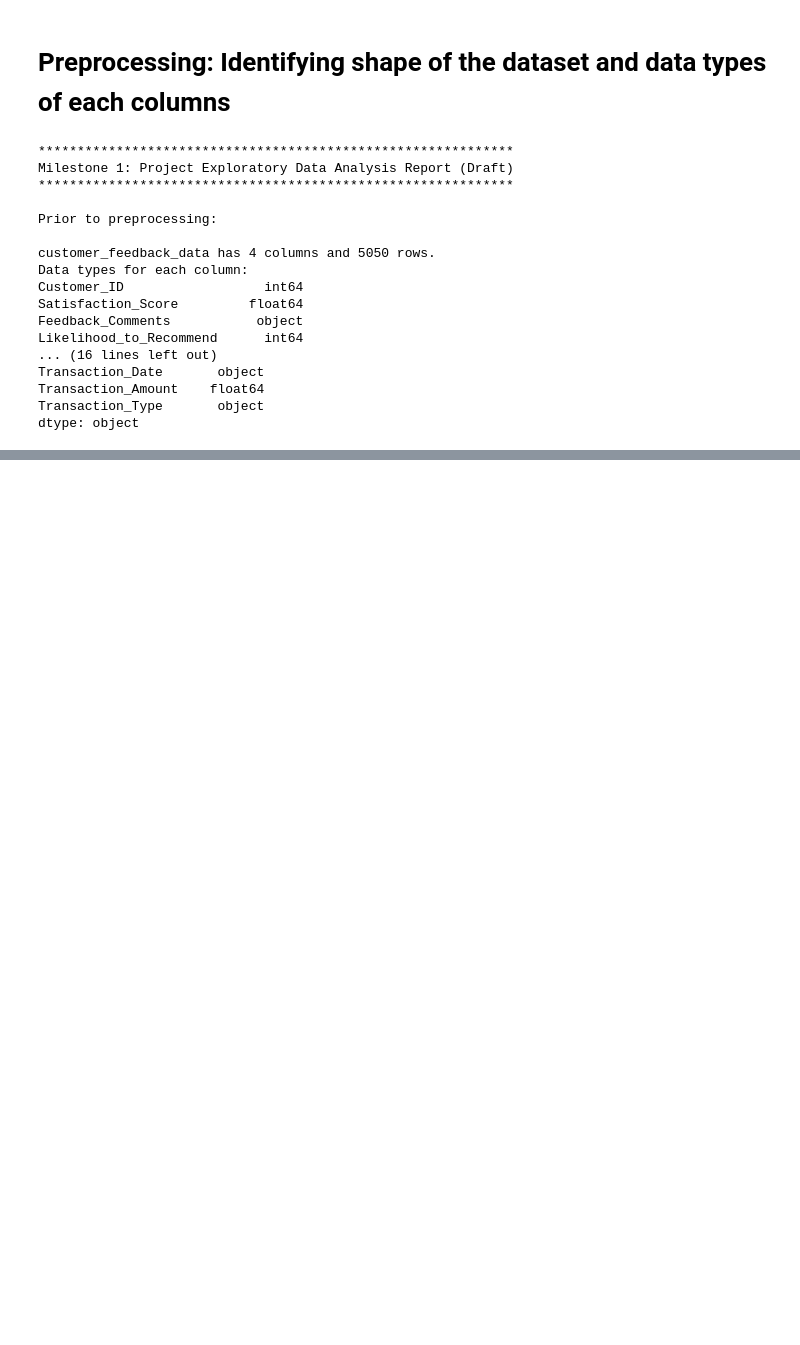
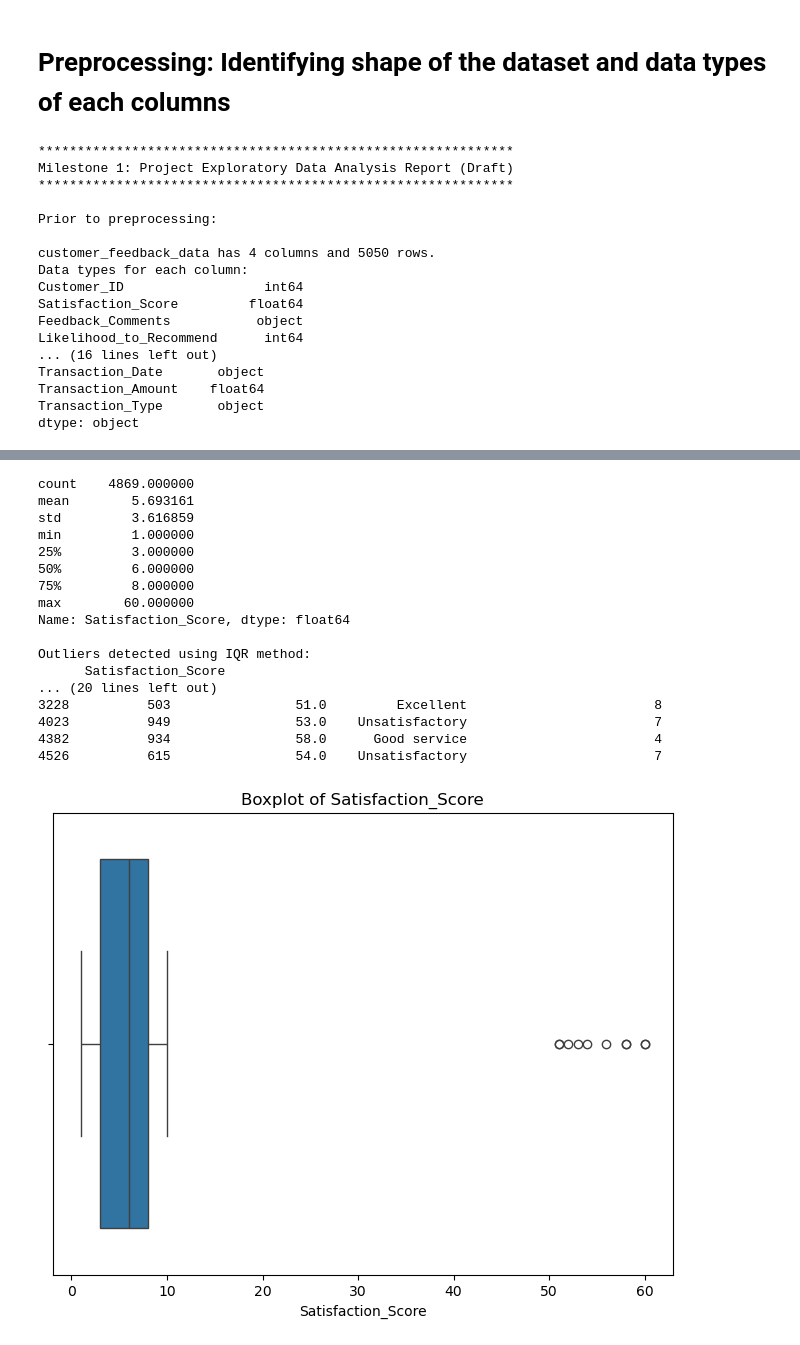
Before and after one commit to atomicbum170348/MO-IT128-H3107-Data-Mining-Principles, a Jupyter notebook: Week 4/Milestone 1 Project Exploratory Data Analysis Report Draft.ipynb, the cells around one changed output, grey strips where cells are left out. Saved outputs shown, nothing was run; the diff lists cells and outputs as text; code cells hidden in the pictures; blank space fills up the shorter version.

```diff
--- a/Week 4/Milestone 1 Project Exploratory Data Analysis Report Draft.ipynb
+++ b/Week 4/Milestone 1 Project Exploratory Data Analysis Report Draft.ipynb
@@ -60,0 +433,13 @@ dtype: object
+# %%
+# Load the datasets
+data1 = pd.read_csv('/Users/fritzcabalhin/Desktop/3. Data Mining Principles/customer_feedback_data_deleted_missing_records.csv')
+data2 = pd.read_csv('/Users/fritzcabalhin/Desktop/3. Data Mining Principles/product_offering_data_deleted_missing_records.csv')
+data3 = pd.read_csv('/Users/fritzcabalhin/Desktop/3. Data Mining Principles/transaction_data_deleted_missing_records.csv')
+
+# Define datasets and dataset_names
+datasets = [data1, data2, data3] #replace
+dataset_names = ['customer_feedback_data','product_offering_data','transaction_data']
+dataset_titles = ['Customer Feedback','Product Offering','Transactions']
+
+for df, dataset_title in zip(datasets, dataset_titles):
+    print(f"\n {dataset_title} statistics for numerical and categorical columns: \n{df.describe(include='all')}")
@@ -60,0 +470,56 @@ dtype: object
+# %%
+# 1. Descriptive Statistics: Check for the range, mean, and quartiles of the 'Satisfaction_Score'
+print(data1['Satisfaction_Score'].describe())
+
+# 2. IQR Method: Detect Outliers using IQR
+Q1 = data1['Satisfaction_Score'].quantile(0.25)
+Q3 = data1['Satisfaction_Score'].quantile(0.75)
+IQR = Q3 - Q1
+# Define the bounds for outliers
+lower_bound = Q1 - 1.5 * IQR
+upper_bound = Q3 + 1.5 * IQR
+# Find outliers
+outliers = data1[(data1['Satisfaction_Score'] < lower_bound) | (data1['Satisfaction_Score'] > upper_bound)]
+# Show outliers
+print("\nOutliers detected using IQR method:")
+print(outliers[['Satisfaction_Score']])
+
+# 3. Calculate the Z-scores for Satisfaction_Score
+z_scores = zscore(data1['Satisfaction_Score'])
+# Find rows with Z-scores greater than 3 or less than -3
+outliers_zscore = data1[abs(z_scores) > 3]
+# Optionally: show how many outliers there are
+print(f"\nNumber of outliers (based on Z-score): {outliers_zscore.shape[0]}")
+print("Outliers detected (based on Z-score):")
+print(outliers_zscore)
+
+# 4. Boxplot visualization: Visualize outliers with a boxplot
+plt.figure(figsize=(8, 6))
+sns.boxplot(x=data1['Satisfaction_Score'])
+plt.title('Boxplot of Satisfaction_Score')
+plt.show()
+
+# 5. Histogram: Visualize the distribution of the Satisfaction_Score
+plt.figure(figsize=(8, 6))
+sns.histplot(data1['Satisfaction_Score'], bins=30, kde=True)
+plt.title('Histogram of Satisfaction_Score')
+plt.show()
+# %% [output]
+count    4869.000000
+mean        5.693161
+std         3.616859
+min         1.000000
+25%         3.000000
+50%         6.000000
+75%         8.000000
+max        60.000000
+Name: Satisfaction_Score, dtype: float64
+
+Outliers detected using IQR method:
+      Satisfaction_Score
+... (20 lines left out)
+3228          503                51.0         Excellent                        8
+4023          949                53.0    Unsatisfactory                        7
+4382          934                58.0      Good service                        4
+4526          615                54.0    Unsatisfactory                        7
+[figure, added]
```
Also changed, not shown: parts of 24 cells of this notebook.
